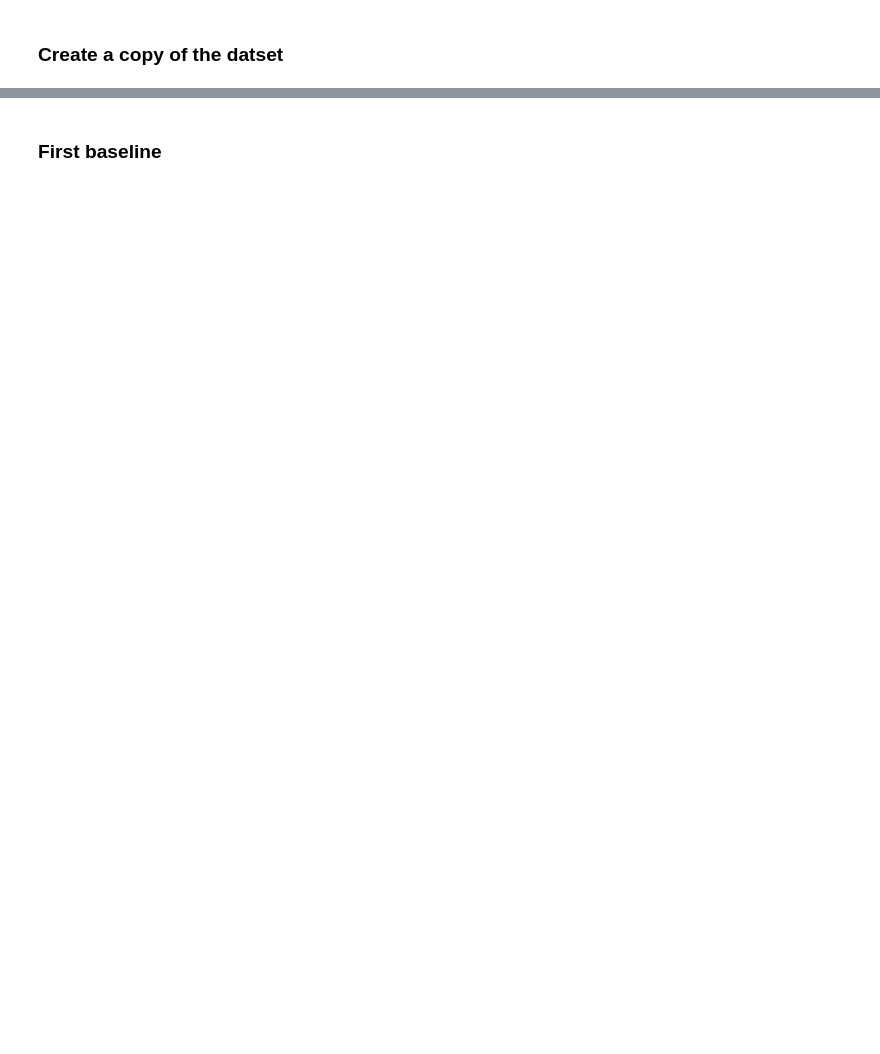
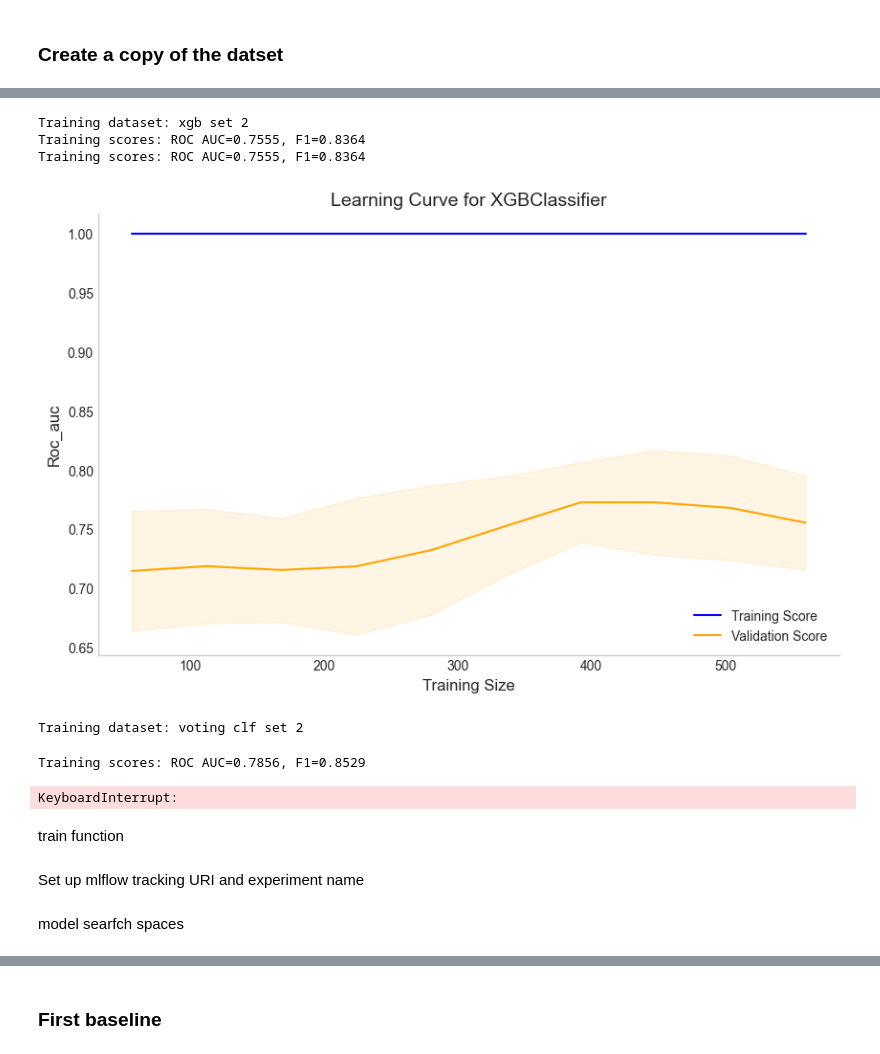
Before and after one commit to ntinasf/credit-risk-svm, a Jupyter notebook: notebooks/feature_engineering.ipynb, the cells around one changed output, grey strips where cells are left out. Cells and saved outputs as stored; diff of their text form; code cells hidden in the pictures; blank space fills up the shorter version.

```diff
--- a/notebooks/feature_engineering.ipynb
+++ b/notebooks/feature_engineering.ipynb
@@ -139,0 +1100,2 @@ train_enc_1.shape
+# %%
+log_reg_tuned.fit(train_df_enc, y_train)
@@ -139,0 +1141,13 @@ train_enc_1.shape
+# %%
+import pickle
+# Save the best estimators
+with open('svc_tuned_model.pkl', 'wb') as f:
+    pickle.dump(svc_tuned.best_estimator_, f)
+
+with open('log_reg_tuned_model.pkl', 'wb') as f:
+    pickle.dump(log_reg_tuned.best_estimator_, f)
+
+with open('xgb_tuned_model.pkl', 'wb') as f:
+    pickle.dump(xgb_tuned.best_estimator_, f)
+
+print("Models saved successfully!")
@@ -139,0 +1156,9 @@ train_enc_1.shape
+# %%
+import pickle
+# Load the models
+with open('svc_tuned_model.pkl', 'rb') as f:
+    svc_t = pickle.load(f)
+with open('log_reg_tuned_model.pkl', 'rb') as f:
+    log_reg_t = pickle.load(f)
+with open('xgb_tuned_model.pkl', 'rb') as f:
+    xgboost_t = pickle.load(f)
@@ -139,0 +1430,19 @@ train_enc_1.shape
+# %%
+# After final model selection, check stability:
+
+final_model = CatBoostClassifier(**best_params)
+
+# Test across multiple seeds to report uncertainty
+seed_results = []
+for seed in [42, 123, 456, 789, 999]:
+    model = final_model.set_params(random_state=seed)
+    cv_score = cross_val_score(model, X_train, y_train, cv=5, scoring='roc_auc')
+    seed_results.append(cv_score.mean())
+
+print(f"Mean AUC: {np.mean(seed_results):.4f}")
+print(f"Std AUC: {np.std(seed_results):.4f}")
+print(f"Range: [{np.min(seed_results):.4f}, {np.max(seed_results):.4f}]")
+
+# Expected for 700 samples:
+# Std ~0.01-0.02 (1-2% variation)
+# This is just reporting stability, not model selection
@@ -139,0 +1683,24 @@ train_enc_1.shape
+# %%
+xgb_1 = train_model(xgb.XGBClassifier(random_state=RANDOM_STATE), train_df_enc_2, y_train, tag='xgb set 2', tracking=False, random_state=RANDOM_STATE)
+# %% [output]
+Training dataset: xgb set 2
+Training scores: ROC AUC=0.7555, F1=0.8364
+Training scores: ROC AUC=0.7555, F1=0.8364
+[figure, added]
+# %%
+from sklearn.ensemble import VotingClassifier, StackingClassifier
+
+voting_clf_2 = StackingClassifier(
+    estimators=[
+        ('svc', svc_2),
+        ('log_reg', log_ref_2),
+        ('xgb', xgb_1)
+    ],
+    final_estimator=LogisticRegression()
+)
+
+voting_clf_2 = train_model(voting_clf_2, train_df_enc_2, y_train, tag='voting clf set 2', tracking=False, random_state=RANDOM_STATE)
+# %% [output]
+Training dataset: voting clf set 2
+Training scores: ROC AUC=0.7856, F1=0.8529
+KeyboardInterrupt:
@@ -139,0 +1722,6 @@ train_enc_1.shape
+# %% [markdown]
+train function
+# %% [markdown]
+Set up mlflow tracking URI and experiment name
+# %% [markdown]
+model searfch spaces
```
Also changed, not shown: parts of 132 cells of this notebook, 49 other files.
